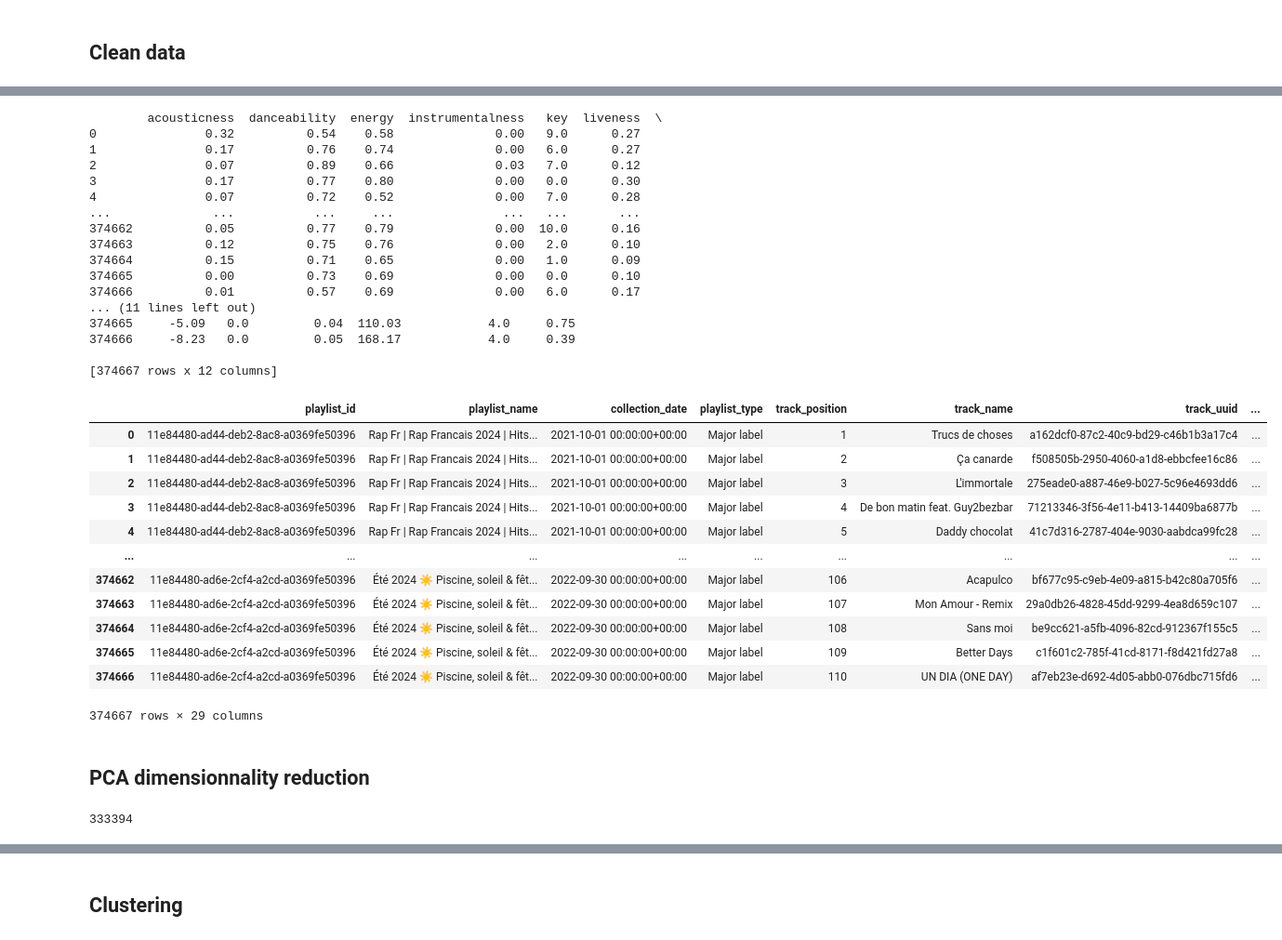
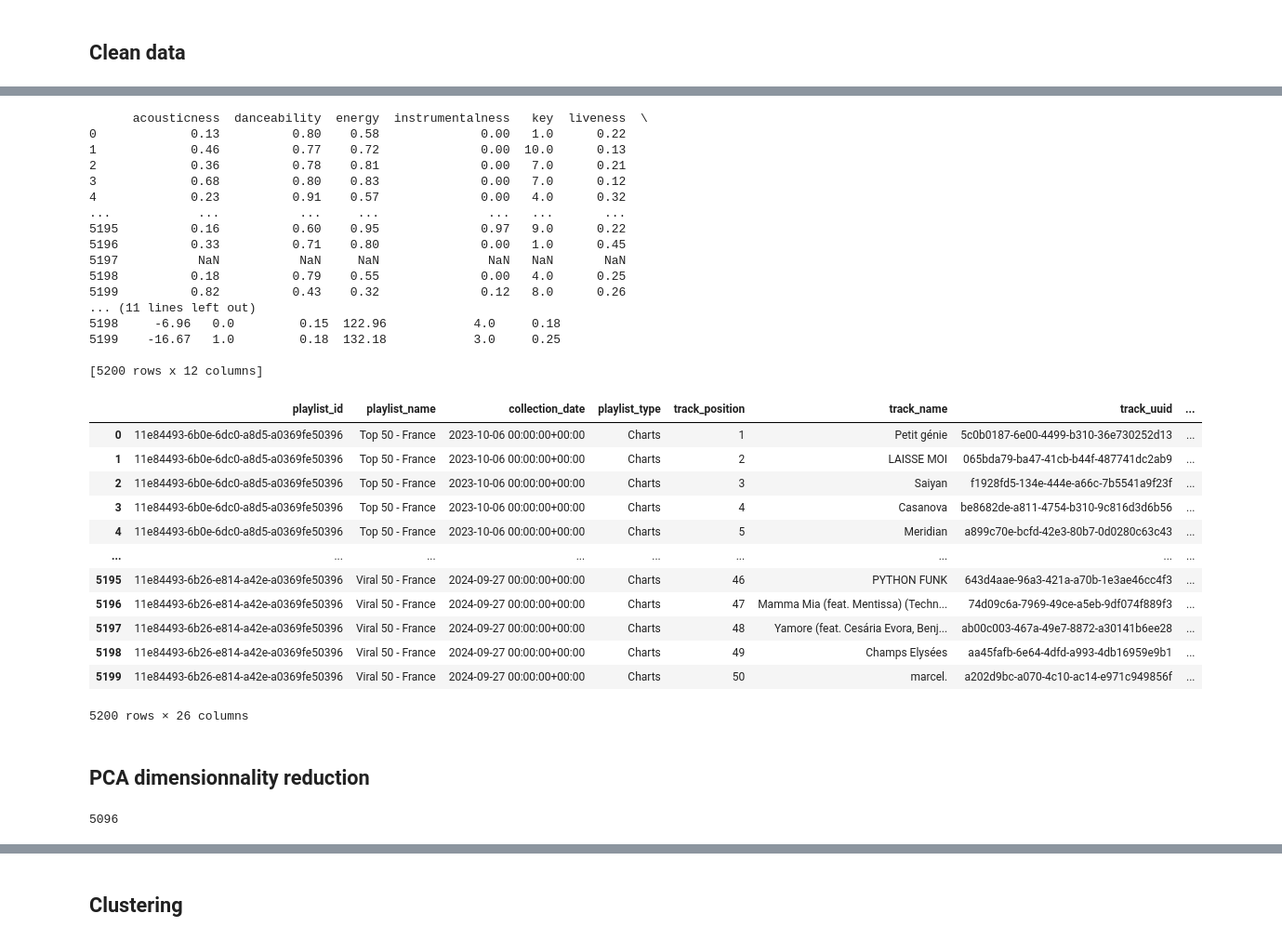
Before and after one commit to julienmbarki/article-diversity-editorial, a Jupyter notebook: data_management/data_management.ipynb, the cells around one changed output, grey strips where cells are left out. Shown at 93% size. Saved outputs shown, nothing was run; the diff lists cells and outputs as text; code cells hidden in the pictures.

Commit message:
data anlysis with tops

```diff
--- a/data_management/data_management.ipynb
+++ b/data_management/data_management.ipynb
@@ -23,7 +23,7 @@ from sklearn.metrics import pairwise_distances
 from tqdm import tqdm
 # %%
 # Load data
-df = pd.read_csv('/Users/julienmbarki/Documents/Doctorat/Publications/Article 2/Data/Code/data_management/db_soundcharts/major_tracks_info_21-22.csv')
+df = pd.read_csv('/Users/julienmbarki/Documents/Doctorat/Publications/Article 2/Data/Code/data_management/db_soundcharts/charts_tracks_info_23-24.csv')
 # %% [markdown]
 ## Clean data
 # %%
@@ -56,65 +56,65 @@ display(df_weekly)
 # %%
 # Normalize track_features
 # Convert track features to dict
 def string_to_list(s):
     try:
         return ast.literal_eval(s)
     except (ValueError, SyntaxError):
         return []
 
 df_weekly['track_features'] = df_weekly['track_features'].apply(string_to_list)
 df_weekly['track_features'] = df_weekly['track_features'].apply(dict)
 
 # Normalize features
 df_features = pd.json_normalize(df_weekly['track_features'])
 print(df_features)
 
 # Concatenate the new columns back to the original DataFrame
 df_final = pd.concat(
     [df_weekly.reset_index(drop=True), df_features.reset_index(drop=True)],
     axis=1
 )
 df_final.drop(columns='track_features', inplace=True)
 
 # Print and export data
-df_final.to_csv('major_tracks_info_21-22_weekly_normalized.csv', index=False)
+df_final.to_csv('charts_tracks_info_23-24_weekly_normalized.csv', index=False)
 display(df_final)
 # %% [output]
-        acousticness  danceability  energy  instrumentalness   key  liveness  \
-0               0.32          0.54    0.58              0.00   9.0      0.27
-1               0.17          0.76    0.74              0.00   6.0      0.27
-2               0.07          0.89    0.66              0.03   7.0      0.12
-3               0.17          0.77    0.80              0.00   0.0      0.30
-4               0.07          0.72    0.52              0.00   7.0      0.28
-...              ...           ...     ...               ...   ...       ...
-374662          0.05          0.77    0.79              0.00  10.0      0.16
-374663          0.12          0.75    0.76              0.00   2.0      0.10
-374664          0.15          0.71    0.65              0.00   1.0      0.09
-374665          0.00          0.73    0.69              0.00   0.0      0.10
-374666          0.01          0.57    0.69              0.00   6.0      0.17
+      acousticness  danceability  energy  instrumentalness   key  liveness  \
+0             0.13          0.80    0.58              0.00   1.0      0.22
+1             0.46          0.77    0.72              0.00  10.0      0.13
+2             0.36          0.78    0.81              0.00   7.0      0.21
+3             0.68          0.80    0.83              0.00   7.0      0.12
+4             0.23          0.91    0.57              0.00   4.0      0.32
+...            ...           ...     ...               ...   ...       ...
+5195          0.16          0.60    0.95              0.97   9.0      0.22
+5196          0.33          0.71    0.80              0.00   1.0      0.45
+5197           NaN           NaN     NaN               NaN   NaN       NaN
+5198          0.18          0.79    0.55              0.00   4.0      0.25
+5199          0.82          0.43    0.32              0.12   8.0      0.26
 ... (11 lines left out)
-374665     -5.09   0.0         0.04  110.03            4.0     0.75
-374666     -8.23   0.0         0.05  168.17            4.0     0.39
+5198     -6.96   0.0         0.15  122.96            4.0     0.18
+5199    -16.67   1.0         0.18  132.18            3.0     0.25
 
-[374667 rows x 12 columns]
+[5200 rows x 12 columns]
 |  | playlist_id | playlist_name | collection_date | playlist_type | track_position | track_name | track_uuid | ... |
-| 0 | 11e84480-ad44-deb2-8ac8-a0369fe50396 | Rap Fr | Rap Francais 2024 | Hits... | 2021-10-01 00:00:00+00:00 | Major label | 1 | Trucs de choses | a162dcf0-87c2-40c9-bd29-c46b1b3a17c4 | ... |
-| 1 | 11e84480-ad44-deb2-8ac8-a0369fe50396 | Rap Fr | Rap Francais 2024 | Hits... | 2021-10-01 00:00:00+00:00 | Major label | 2 | Ça canarde | f508505b-2950-4060-a1d8-ebbcfee16c86 | ... |
-| 2 | 11e84480-ad44-deb2-8ac8-a0369fe50396 | Rap Fr | Rap Francais 2024 | Hits... | 2021-10-01 00:00:00+00:00 | Major label | 3 | L'immortale | 275eade0-a887-46e9-b027-5c96e4693dd6 | ... |
-| 3 | 11e84480-ad44-deb2-8ac8-a0369fe50396 | Rap Fr | Rap Francais 2024 | Hits... | 2021-10-01 00:00:00+00:00 | Major label | 4 | De bon matin feat. Guy2bezbar | 71213346-3f56-4e11-b413-14409ba6877b | ... |
-| 4 | 11e84480-ad44-deb2-8ac8-a0369fe50396 | Rap Fr | Rap Francais 2024 | Hits... | 2021-10-01 00:00:00+00:00 | Major label | 5 | Daddy chocolat | 41c7d316-2787-404e-9030-aabdca99fc28 | ... |
+| 0 | 11e84493-6b0e-6dc0-a8d5-a0369fe50396 | Top 50 - France | 2023-10-06 00:00:00+00:00 | Charts | 1 | Petit génie | 5c0b0187-6e00-4499-b310-36e730252d13 | ... |
+| 1 | 11e84493-6b0e-6dc0-a8d5-a0369fe50396 | Top 50 - France | 2023-10-06 00:00:00+00:00 | Charts | 2 | LAISSE MOI | 065bda79-ba47-41cb-b44f-487741dc2ab9 | ... |
+| 2 | 11e84493-6b0e-6dc0-a8d5-a0369fe50396 | Top 50 - France | 2023-10-06 00:00:00+00:00 | Charts | 3 | Saiyan | f1928fd5-134e-444e-a66c-7b5541a9f23f | ... |
+| 3 | 11e84493-6b0e-6dc0-a8d5-a0369fe50396 | Top 50 - France | 2023-10-06 00:00:00+00:00 | Charts | 4 | Casanova | be8682de-a811-4754-b310-9c816d3d6b56 | ... |
+| 4 | 11e84493-6b0e-6dc0-a8d5-a0369fe50396 | Top 50 - France | 2023-10-06 00:00:00+00:00 | Charts | 5 | Meridian | a899c70e-bcfd-42e3-80b7-0d0280c63c43 | ... |
 | ... | ... | ... | ... | ... | ... | ... | ... | ... |
-| 374662 | 11e84480-ad6e-2cf4-a2cd-a0369fe50396 | Été 2024 ☀️ Piscine, soleil & fêt... | 2022-09-30 00:00:00+00:00 | Major label | 106 | Acapulco | bf677c95-c9eb-4e09-a815-b42c80a705f6 | ... |
-| 374663 | 11e84480-ad6e-2cf4-a2cd-a0369fe50396 | Été 2024 ☀️ Piscine, soleil & fêt... | 2022-09-30 00:00:00+00:00 | Major label | 107 | Mon Amour - Remix | 29a0db26-4828-45dd-9299-4ea8d659c107 | ... |
-| 374664 | 11e84480-ad6e-2cf4-a2cd-a0369fe50396 | Été 2024 ☀️ Piscine, soleil & fêt... | 2022-09-30 00:00:00+00:00 | Major label | 108 | Sans moi | be9cc621-a5fb-4096-82cd-912367f155c5 | ... |
-| 374665 | 11e84480-ad6e-2cf4-a2cd-a0369fe50396 | Été 2024 ☀️ Piscine, soleil & fêt... | 2022-09-30 00:00:00+00:00 | Major label | 109 | Better Days | c1f601c2-785f-41cd-8171-f8d421fd27a8 | ... |
-| 374666 | 11e84480-ad6e-2cf4-a2cd-a0369fe50396 | Été 2024 ☀️ Piscine, soleil & fêt... | 2022-09-30 00:00:00+00:00 | Major label | 110 | UN DIA (ONE DAY) | af7eb23e-d692-4d05-abb0-076dbc715fd6 | ... |
+| 5195 | 11e84493-6b26-e814-a42e-a0369fe50396 | Viral 50 - France | 2024-09-27 00:00:00+00:00 | Charts | 46 | PYTHON FUNK | 643d4aae-96a3-421a-a70b-1e3ae46cc4f3 | ... |
+| 5196 | 11e84493-6b26-e814-a42e-a0369fe50396 | Viral 50 - France | 2024-09-27 00:00:00+00:00 | Charts | 47 | Mamma Mia (feat. Mentissa) (Techn... | 74d09c6a-7969-49ce-a5eb-9df074f889f3 | ... |
+| 5197 | 11e84493-6b26-e814-a42e-a0369fe50396 | Viral 50 - France | 2024-09-27 00:00:00+00:00 | Charts | 48 | Yamore (feat. Cesária Evora, Benj... | ab00c003-467a-49e7-8872-a30141b6ee28 | ... |
+| 5198 | 11e84493-6b26-e814-a42e-a0369fe50396 | Viral 50 - France | 2024-09-27 00:00:00+00:00 | Charts | 49 | Champs Elysées | aa45fafb-6e64-4dfd-a993-4db16959e9b1 | ... |
+| 5199 | 11e84493-6b26-e814-a42e-a0369fe50396 | Viral 50 - France | 2024-09-27 00:00:00+00:00 | Charts | 50 | marcel. | a202d9bc-a070-4c10-ac14-e971c949856f | ... |
-374667 rows × 29 columns
+5200 rows × 26 columns
 # %% [markdown]
 ## PCA dimensionnality reduction
 # %%
 # Load data
-df = pd.read_csv('major_tracks_info_21-22_weekly_normalized.csv')
+df = pd.read_csv('charts_tracks_info_23-24_weekly_normalized.csv')
 
 # Drop NAs
 selected_columns = [
@@ -128,7 +128,7 @@ print(len(df))
 # Group by playlist_name
 groups = df.groupby(['playlist_name', 'collection_date'], as_index=False)
 # %% [output]
-333394
+5096
 # %%
 # Select the number of components
 scaler = MinMaxScaler()
```
Also changed, not shown: parts of 10 cells of this notebook, 12 other files.
